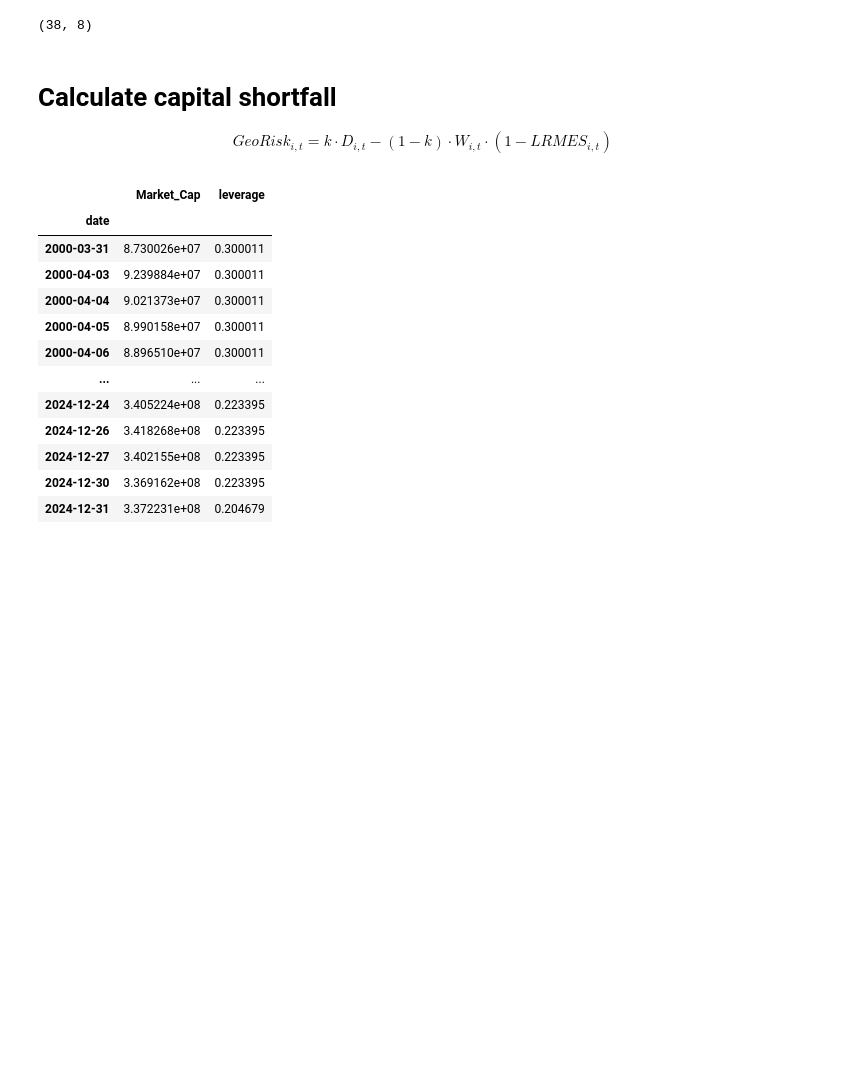
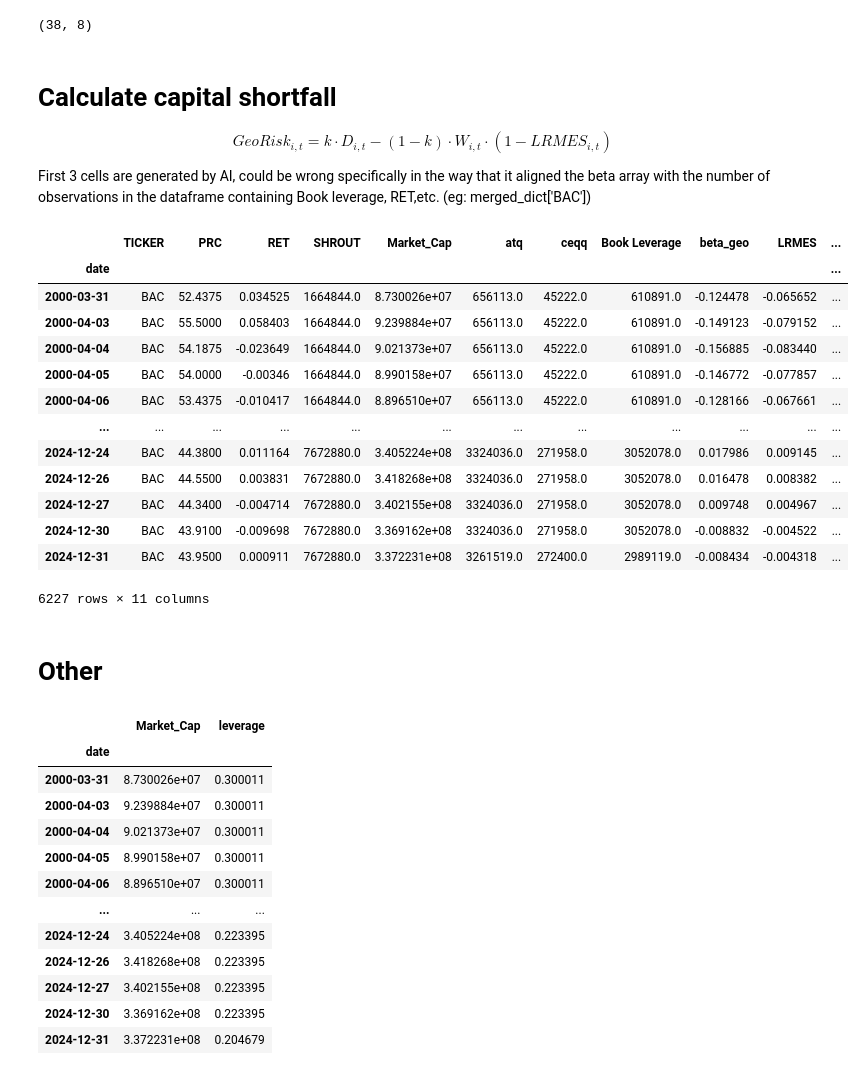
Before and after one commit to andreaskoul/geo_index_dcb, a Jupyter notebook: Geopol factor.ipynb, the cells around one changed output. Drawn from its saved outputs; the diff is of its cells as text; code cells hidden in the pictures; blank space fills up the shorter version.

```diff
--- a/Geopol factor.ipynb
+++ b/Geopol factor.ipynb
@@ -353,0 +355,10 @@ KeyboardInterrupt:
+# %%
+ticker = 'BAC'
+z_stack = np.column_stack([z_i[ticker], z_m, z_geo])
+mgarch_model = mgarch.mgarch()
+mgarch_model.fit(returns=z_stack)
+a_s.append(mgarch_model.a)
+b_s.append(mgarch_model.b)
+models[ticker] = mgarch_model
+a_median = np.median(a_s)
+b_median = np.median(b_s)
@@ -354,3 +369,22 @@ KeyboardInterrupt:
+# %%
+R_t_dict = {}
+models = {}
+a_s = []
+b_s = []
+for ticker in z_i.keys():
+    ticker = 'BAC'
+    z_stack = np.column_stack([z_i[ticker], z_m, z_geo])
+    mgarch_model = mgarch.mgarch()
+    mgarch_model.fit(returns=z_stack)
+    a_s.append(mgarch_model.a)
+    b_s.append(mgarch_model.b)
+    models[ticker] = mgarch_model
+a_median = np.median(a_s)
+b_median = np.median(b_s)
+for ticker in z_i.keys():
+# calculate model for all banks to get a,b and get medians to calculate R_t for each bank
+    R_t = extract_R_t(models[ticker], a=a_median, b=b_median)
+    R_t_dict[ticker] = R_t
 # %%
 len(R_t)
 # %% [output]
@@ -610,3 +644,6 @@ merged_dict['MFLR'].shape
 # %% [markdown]
 # Calculate capital shortfall
 $$GeoRisk_{i,t} = k \cdot D_{i,t} - (1-k) \cdot W_{i,t} \cdot (1 - LRMES_{i,t})$$
+
+
+First 3 cells are generated by AI, could be wrong specifically in the way that it aligned the beta array with the number of observations in the dataframe containing Book leverage, RET,etc. (eg: merged_dict['BAC'])
@@ -612,0 +758,17 @@ $$GeoRisk_{i,t} = k \cdot D_{i,t} - (1-k) \cdot W_{i,t} \cdot (1 - LRMES_{i,t})$
+# %%
+get_expected_capital_shortfall('BAC')
+# %% [output]
+|  | TICKER | PRC | RET | SHROUT | Market_Cap | atq | ceqq | Book Leverage | beta_geo | LRMES | ... |
+| date |  |  |  |  |  |  |  |  |  |  | ... |
+| 2000-03-31 | BAC | 52.4375 | 0.034525 | 1664844.0 | 8.730026e+07 | 656113.0 | 45222.0 | 610891.0 | -0.124478 | -0.065652 | ... |
+| 2000-04-03 | BAC | 55.5000 | 0.058403 | 1664844.0 | 9.239884e+07 | 656113.0 | 45222.0 | 610891.0 | -0.149123 | -0.079152 | ... |
+| 2000-04-04 | BAC | 54.1875 | -0.023649 | 1664844.0 | 9.021373e+07 | 656113.0 | 45222.0 | 610891.0 | -0.156885 | -0.083440 | ... |
+| 2000-04-05 | BAC | 54.0000 | -0.00346 | 1664844.0 | 8.990158e+07 | 656113.0 | 45222.0 | 610891.0 | -0.146772 | -0.077857 | ... |
+| 2000-04-06 | BAC | 53.4375 | -0.010417 | 1664844.0 | 8.896510e+07 | 656113.0 | 45222.0 | 610891.0 | -0.128166 | -0.067661 | ... |
+| ... | ... | ... | ... | ... | ... | ... | ... | ... | ... | ... | ... |
+| 2024-12-24 | BAC | 44.3800 | 0.011164 | 7672880.0 | 3.405224e+08 | 3324036.0 | 271958.0 | 3052078.0 | 0.017986 | 0.009145 | ... |
+| 2024-12-26 | BAC | 44.5500 | 0.003831 | 7672880.0 | 3.418268e+08 | 3324036.0 | 271958.0 | 3052078.0 | 0.016478 | 0.008382 | ... |
+| 2024-12-27 | BAC | 44.3400 | -0.004714 | 7672880.0 | 3.402155e+08 | 3324036.0 | 271958.0 | 3052078.0 | 0.009748 | 0.004967 | ... |
+| 2024-12-30 | BAC | 43.9100 | -0.009698 | 7672880.0 | 3.369162e+08 | 3324036.0 | 271958.0 | 3052078.0 | -0.008832 | -0.004522 | ... |
+| 2024-12-31 | BAC | 43.9500 | 0.000911 | 7672880.0 | 3.372231e+08 | 3261519.0 | 272400.0 | 2989119.0 | -0.008434 | -0.004318 | ... |
+6227 rows × 11 columns
@@ -613,3 +793,5 @@ $$GeoRisk_{i,t} = k \cdot D_{i,t} - (1-k) \cdot W_{i,t} \cdot (1 - LRMES_{i,t})$
+# %% [markdown]
+# Other
 # %%
 
 df_clean_dict = {
```
Also changed, not shown: parts of 5 cells of this notebook.
